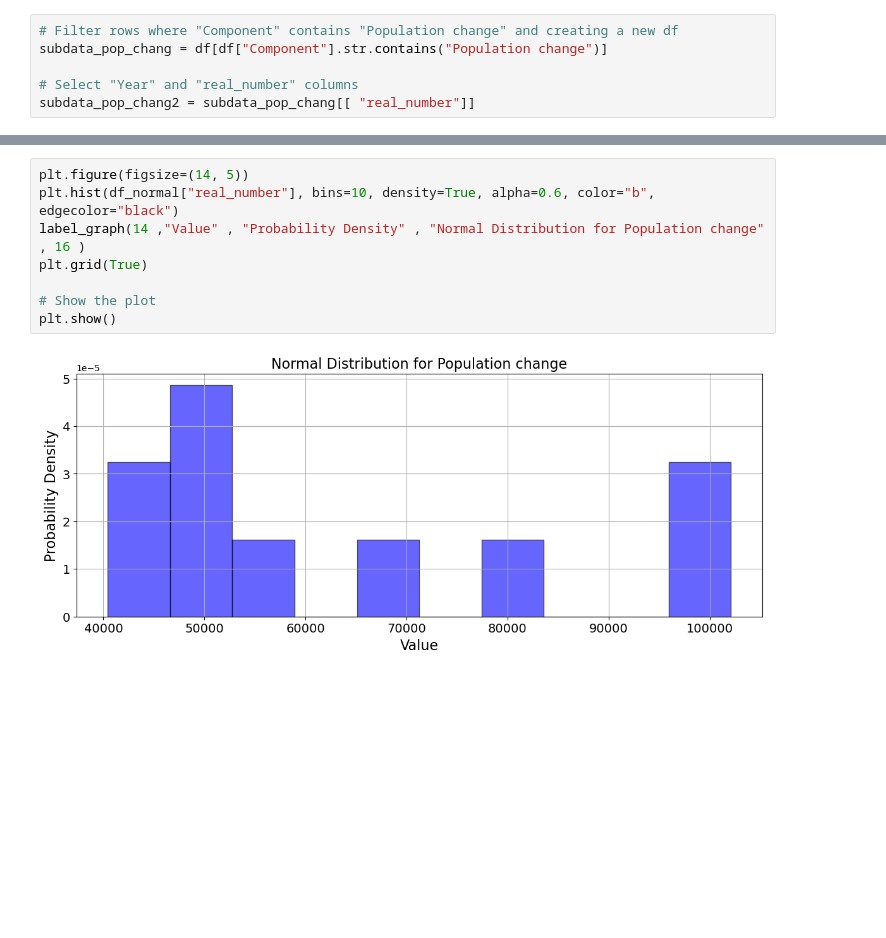
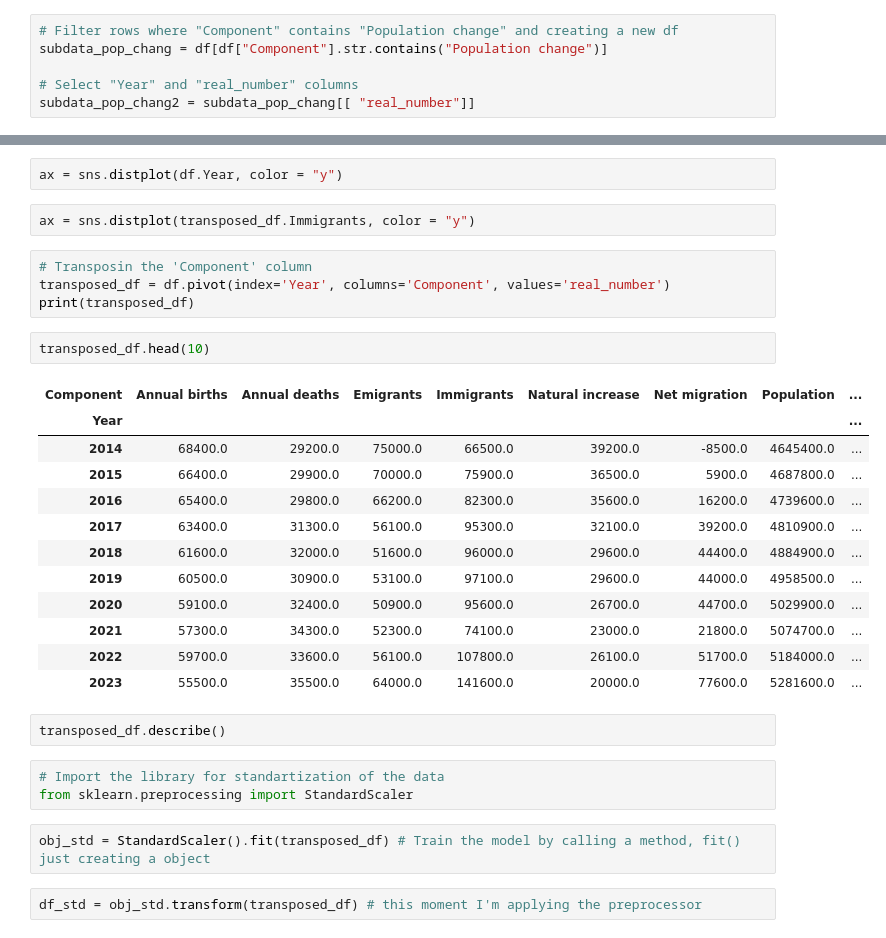
Before and after one commit to Lylkend-Albuquerque/CA1-2023, a Jupyter notebook: CA-1.ipynb, the cells around one changed output, grey strips where cells are left out. Drawn from its saved outputs; the diff is of its cells as text; blank space fills up the shorter version.

```diff
--- a/CA-1.ipynb
+++ b/CA-1.ipynb
@@ -259,10 +185,32 @@ print(df_normal)
-# %%
-plt.figure(figsize=(14, 5))
-plt.hist(df_normal["real_number"], bins=10, density=True, alpha=0.6, color="b", edgecolor="black")
-label_graph(14 ,"Value" , "Probability Density" , "Normal Distribution for Population change" , 16 )
-plt.grid(True)
-
-# Show the plot
-plt.show()
-# %% [output]
-[figure, removed]
+# %%
+ax = sns.distplot(df.Year, color = "y")
+# %%
+ax = sns.distplot(transposed_df.Immigrants, color = "y")
+# %%
+# Transposin the 'Component' column
+transposed_df = df.pivot(index='Year', columns='Component', values='real_number')
+print(transposed_df)
+# %%
+transposed_df.head(10)
+# %% [output]
+| Component | Annual births | Annual deaths | Emigrants | Immigrants | Natural increase | Net migration | Population | ... |
+| Year |  |  |  |  |  |  |  | ... |
+| 2014 | 68400.0 | 29200.0 | 75000.0 | 66500.0 | 39200.0 | -8500.0 | 4645400.0 | ... |
+| 2015 | 66400.0 | 29900.0 | 70000.0 | 75900.0 | 36500.0 | 5900.0 | 4687800.0 | ... |
+| 2016 | 65400.0 | 29800.0 | 66200.0 | 82300.0 | 35600.0 | 16200.0 | 4739600.0 | ... |
+| 2017 | 63400.0 | 31300.0 | 56100.0 | 95300.0 | 32100.0 | 39200.0 | 4810900.0 | ... |
+| 2018 | 61600.0 | 32000.0 | 51600.0 | 96000.0 | 29600.0 | 44400.0 | 4884900.0 | ... |
+| 2019 | 60500.0 | 30900.0 | 53100.0 | 97100.0 | 29600.0 | 44000.0 | 4958500.0 | ... |
+| 2020 | 59100.0 | 32400.0 | 50900.0 | 95600.0 | 26700.0 | 44700.0 | 5029900.0 | ... |
+| 2021 | 57300.0 | 34300.0 | 52300.0 | 74100.0 | 23000.0 | 21800.0 | 5074700.0 | ... |
+| 2022 | 59700.0 | 33600.0 | 56100.0 | 107800.0 | 26100.0 | 51700.0 | 5184000.0 | ... |
+| 2023 | 55500.0 | 35500.0 | 64000.0 | 141600.0 | 20000.0 | 77600.0 | 5281600.0 | ... |
+# %%
+transposed_df.describe()
+# %%
+# Import the library for standartization of the data
+from sklearn.preprocessing import StandardScaler
+# %%
+obj_std = StandardScaler().fit(transposed_df) # Train the model by calling a method, fit() just creating a object
+# %%
+df_std = obj_std.transform(transposed_df) # this moment I'm applying the preprocessor
```
Also changed, not shown: parts of 27 cells of this notebook.
